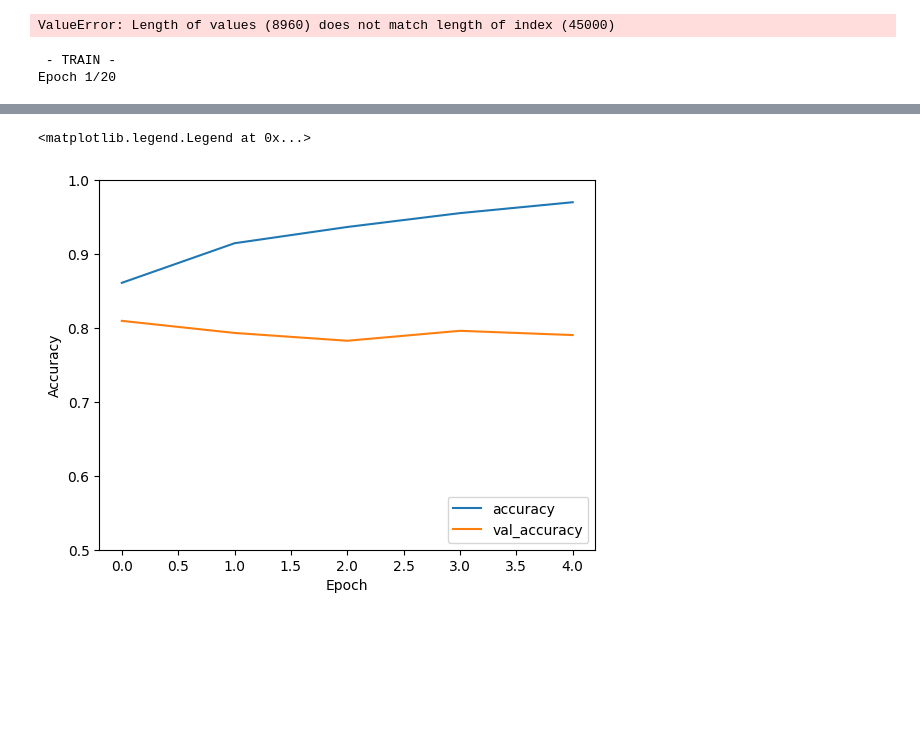
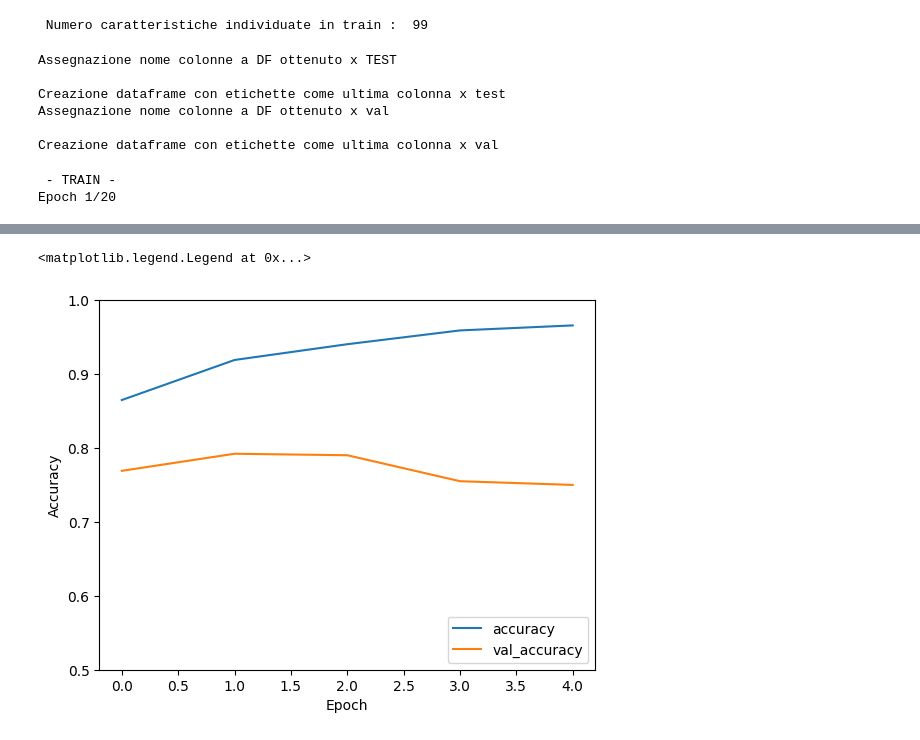
Before and after one commit to Domendomen99/csl_prj, a Jupyter notebook: CNN_PCA+.ipynb, the cells around one changed output, grey strips where cells are left out. Saved outputs shown, nothing was run; the diff lists cells and outputs as text; code cells hidden in the pictures; blank space fills up the shorter version.

```diff
--- a/CNN_PCA+.ipynb
+++ b/CNN_PCA+.ipynb
@@ -87,7 +87,7 @@ df_cifar_test['label'] = y_test
 
 # n_components è il numero di componenti che vogliamo valutare come obiettivo
 ##  pca_train = PCA(0.9)
-pca_train = PCA(n_components=0.9, copy=True, whiten=False, svd_solver='full', tol=0.0, iterated_power='auto', n_oversamples=10, power_iteration_normalizer='auto', random_state=None)
+pca_train = PCA(n_components=0.9, copy=True, whiten=False, svd_solver='auto', tol=0.0, iterated_power='auto', n_oversamples=10, power_iteration_normalizer='auto', random_state=None)
 
 # Estrazione di tutti i dati tranne ultima colonna che contiene le etichette
 # - principalComponents_cifar è il risultato della riduzione di dimensionalità
@@ -114,6 +114,8 @@ pca_val = PCA(n_components=pca_train.n_components_, copy=True, whiten=False, svd
 principalComponents_cifar_val = pca_val.fit_transform(df_cifar_val.iloc[:,:-1])
 
 print("\n Numero caratteristiche individuate in train : ",pca_train.n_components_)
+# %% [output]
+ Numero caratteristiche individuate in train :  99
 # %%
 ##  print("Assegnazione nome colonne a DF ottenuto x TRAIN")
 
@@ -178,13 +180,18 @@ print("Creazione dataframe con etichette come ultima colonna x val")
 pca_cifar_Df_con_etichette_val = pca_cifar_Df_val.copy()
 pca_cifar_Df_con_etichette_val['y'] = y_val
 # %% [output]
-ValueError: Length of values (8960) does not match length of index (45000)
+Assegnazione nome colonne a DF ottenuto x TEST
+
+Creazione dataframe con etichette come ultima colonna x test
+Assegnazione nome colonne a DF ottenuto x val
+
+Creazione dataframe con etichette come ultima colonna x val
 # %%
 # - Preparazione dei dataset filtrati
 
 # Prova di divisione in due classi
-primaEtichetta = 4
-secondaEtichetta = 9
+primaEtichetta = 2
+secondaEtichetta = 8
 
 df_filtrato_etichettato = pca_cifar_Df_con_etichette[pca_cifar_Df_con_etichette['y'].isin([primaEtichetta,secondaEtichetta])]
 
@@ -240,7 +247,7 @@ model.add(Dense(num_classes, activation='softmax'))
 model.compile(loss='categorical_crossentropy', optimizer=Adam(learning_rate=0.001), metrics=['accuracy'])
 
 # Creazione callback x earlystopping
-callback = EarlyStopping(monitor='val_loss', patience=4)
+callback = EarlyStopping(monitor='val_loss', patience=3)
 
 # Esecuzione allenamento e calcolo affidabilità
 print("\n - TRAIN - ")
@@ -274,4 +281,4 @@ Epoch 5/20
 
  - GRAFICO Train e Validation -
 <matplotlib.legend.Legend at 0x...>
-[figure, old version]
+[figure, new version]
```
Also changed, not shown: parts of 1 cell of this notebook.
